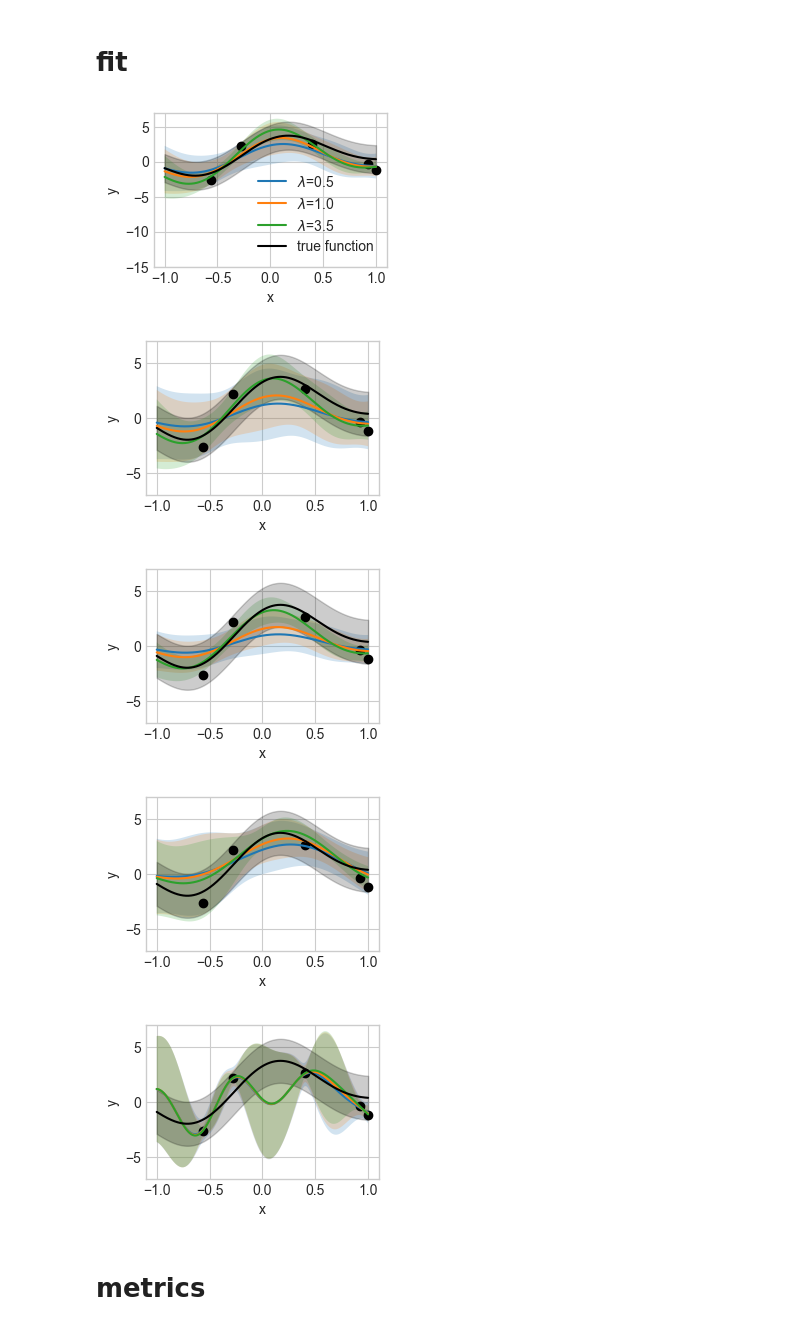
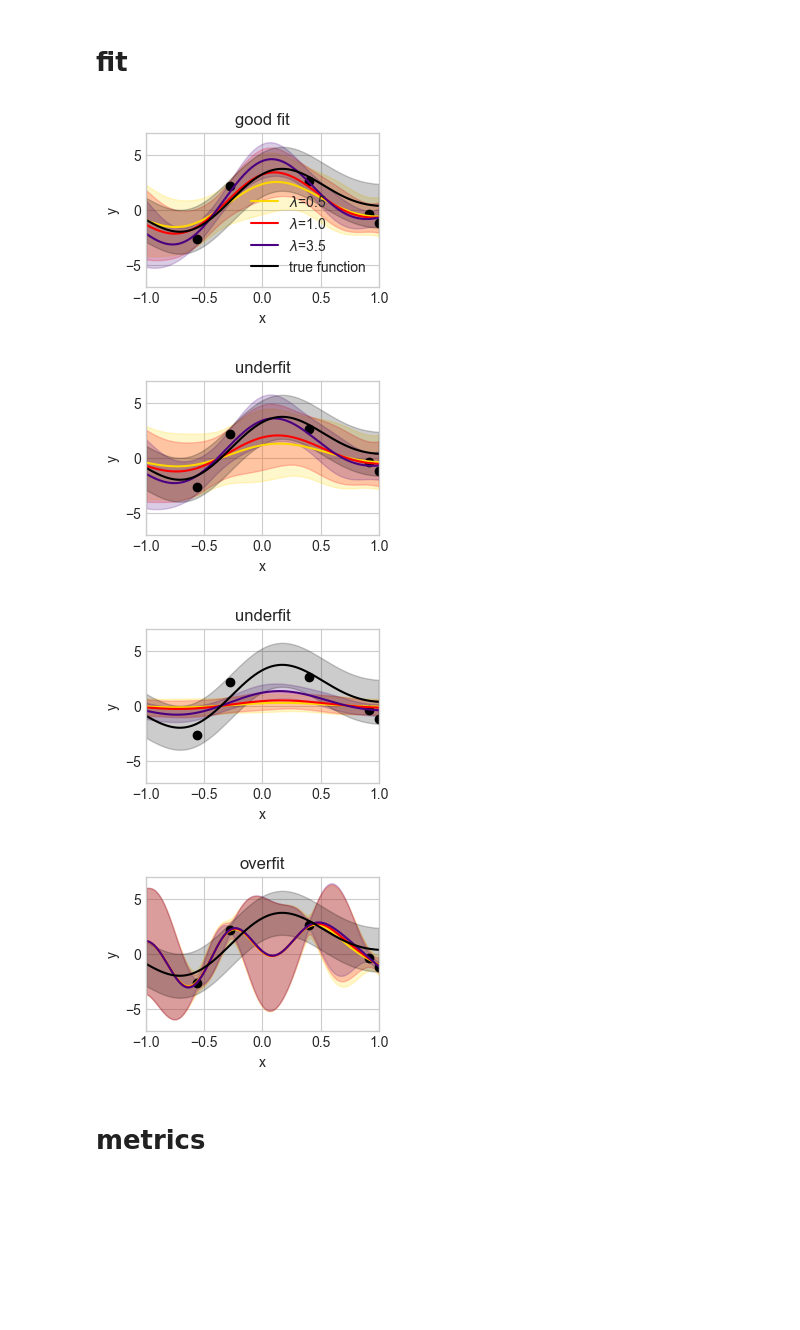
Before and after one commit to pyijiezhang/cpe-blm, a Jupyter notebook: blm_regression_eact.ipynb, the cells around one changed output. Drawn from its saved outputs; the diff is of its cells as text; code cells hidden in the pictures; blank space fills up the shorter version.

Commit message:
a chosen setting

```diff
--- a/blm_regression_eact.ipynb
+++ b/blm_regression_eact.ipynb
@@ -35,7 +35,7 @@ settings = [
     "perfect",
     "model_bad",
     "prior_bad",
-    "data_augmentation",
+    # "data_augmentation",
     "overfit",
 ]
 
@@ -48,7 +48,7 @@ for setting in settings:
         var_prior = 2.0
     if setting == "prior_bad":
         var_likelihood = 1.0
-        var_prior = 0.5
+        var_prior = 0.1
     if setting == "data_augmentation":
         var_likelihood = 1.0
         var_prior = 2.0
@@ -66,6 +66,8 @@ for setting in settings:
     # model fit
     plt.figure(figsize=(3, 2))
     for lamb in [0.5, 1.0, 3.5]:
+
+        # get posterior predictive mean and variance
         if setting == "data_augmentation":
             m_N, S_N, _ = get_post(
                 X_train_aug, Y_train_aug, var_prior, var_likelihood, lamb
@@ -82,42 +84,52 @@ for setting in settings:
             post_pred_var = torch.diag(X_show_model @ S_N @ X_show_model.T)
         else:
             post_pred_mean = X_show @ m_N
             post_pred_var = torch.diag(X_show @ S_N @ X_show.T)
 
         lamb_label = r"$\lambda$" + f"={lamb}"
 
-        plt.plot(X_show_orig, post_pred_mean, label=lamb_label)
+        if lamb == 0.5:
+            c="gold"
+        elif lamb == 1.0:
+            c="red"
+        elif lamb==3.5:
+            c="indigo"
+        plt.plot(X_show_orig, post_pred_mean, label=lamb_label, color=c)
         plt.fill_between(
             X_show_orig,
             post_pred_mean + 2 * torch.sqrt(post_pred_var),
             post_pred_mean - 2 * torch.sqrt(post_pred_var),
             alpha=0.2,
+            color=c
         )
 
     plt.plot(X_show_orig, Y_true, label=true_label, color="black")
     plt.fill_between(
-        X_show_orig, Y_true + 2 * 1.0, Y_true - 2 * 1.0, alpha=0.2, color="black"
+        X_show_orig, Y_true + 2 * 1.0, Y_true - 2 * 1.0, alpha=0.2, color="black",
     )
     # plt.scatter(X_train_orig, Y_train, label=data_label, marker="o", color="black")
     plt.scatter(X_train_orig, Y_train, marker="o", color="black")
 
     if setting == "perfect":
         plt.legend(loc='lower right')
-        plt.ylim(-15,7)
+        plt.title("good fit")
+    elif setting == "overfit":
+        plt.title("overfit")
     else:
-        plt.ylim(-7,7)
+        plt.title("underfit")
+    plt.ylim(-7,7)
+    plt.xlim(-1,1)
 
     plt.xlabel("x")
     plt.ylabel("y")
 
     plt.savefig(f"{dir_prefix}/fit_{setting}.png", dpi=1000, bbox_inches='tight')
     plt.show()
 # %% [output]
-[figure, old version]
+[figure, new version]
-[figure, old version]
+[figure, new version]
-[figure, old version]
+[figure, new version]
-[figure, old version]
+[figure, new version]
-[figure, removed]
 # %% [markdown]
 # metrics
 # %%
```
Also changed, not shown: parts of 1 cell of this notebook.
